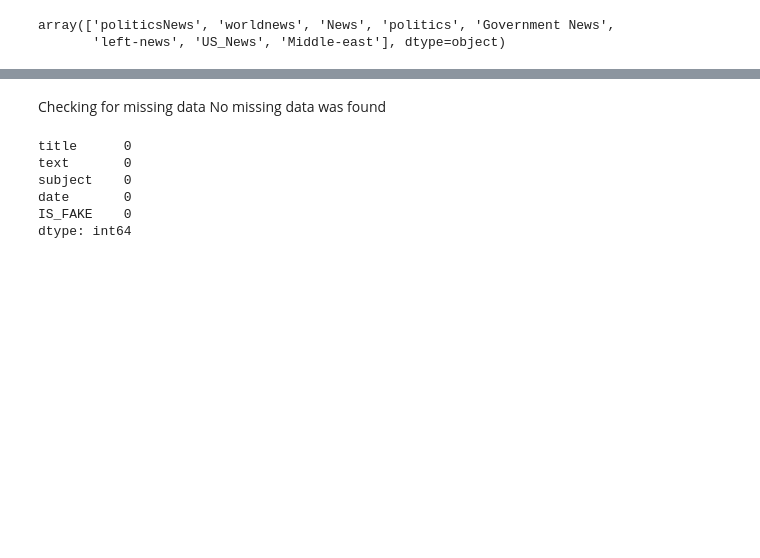
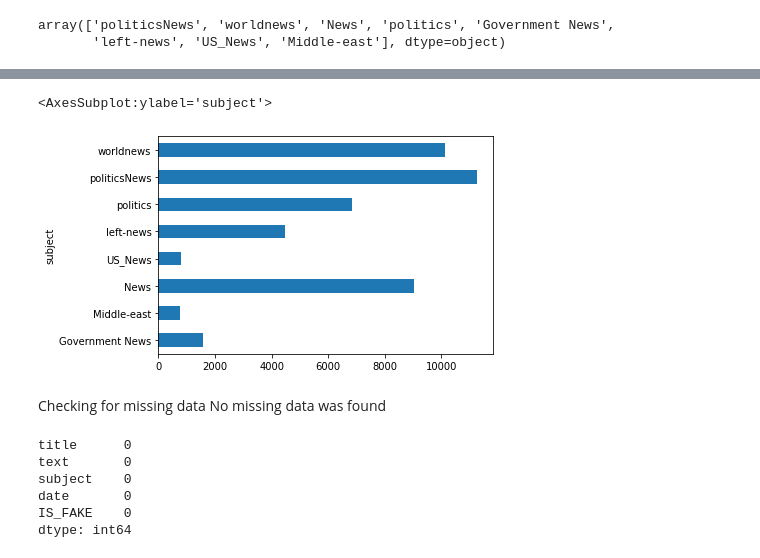
Before and after one commit to vrindaparam/Fake-News-Detection, a Jupyter notebook: Fake_newsdetection_Vrinda.ipynb, the cells around one changed output, grey strips where cells are left out. Drawn from its saved outputs; the diff is of its cells as text; code cells hidden in the pictures; blank space fills up the shorter version.

```diff
--- a/Fake_newsdetection_Vrinda.ipynb
+++ b/Fake_newsdetection_Vrinda.ipynb
@@ -123,3 +140,8 @@ array(['politicsNews', 'worldnews', 'News', 'politics', 'Government News',
+# %%
+news_data.groupby(['subject']).size().plot(kind= 'barh')
+# %% [output]
+<AxesSubplot:ylabel='subject'>
+[figure, added]
 # %% [markdown]
 Checking for missing data
 No missing data was found
```
Also changed, not shown: parts of 9 cells of this notebook.
